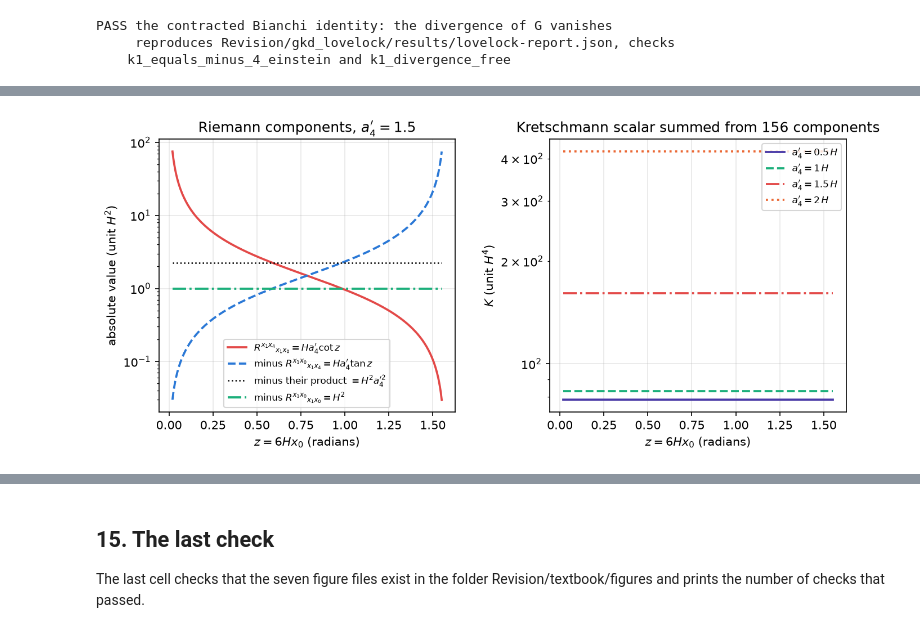
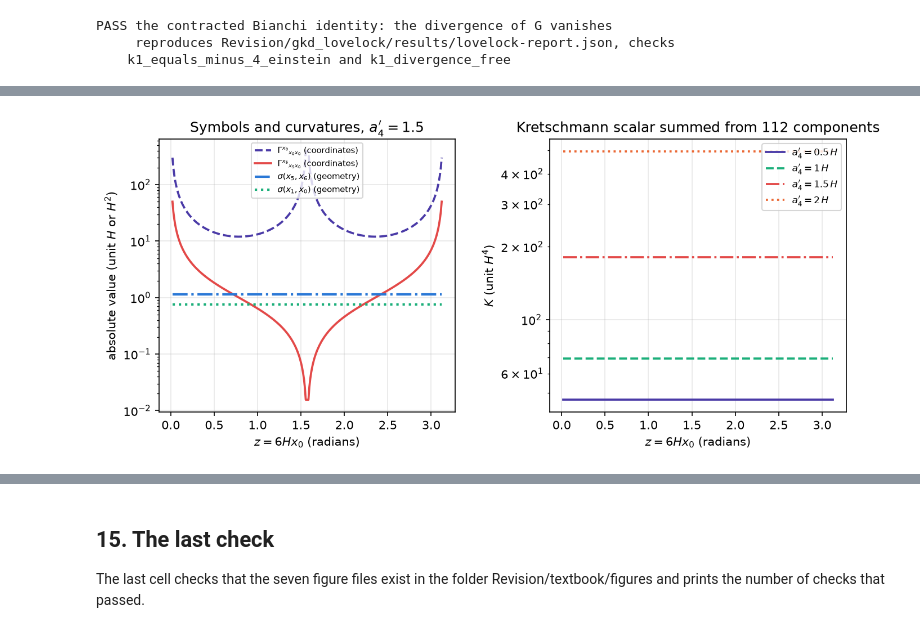
Before and after one commit to once-ere/Dirac_claude, a Jupyter notebook: Revision/textbook/notebooks/03b_curvature.ipynb, the cells around one changed output, grey strips where cells are left out. Cells and saved outputs as stored; diff of their text form; code cells hidden in the pictures.

```diff
--- a/Revision/textbook/notebooks/03b_curvature.ipynb
+++ b/Revision/textbook/notebooks/03b_curvature.ipynb
@@ -1462,7 +1527,7 @@ for entry in record["riemannMixedNonzero"]:
     key = tuple(NAMES.index(n) for n in entry["up"] + entry["down"])
     record_riemann[key] = from_mathematica(entry["value"])
 check(sorted(record_riemann) == sorted(R_mixed),
-      "the same 156 non-zero components R^ab_cd as the record")
+      "the same 112 non-zero components R^ab_cd as the record")
 record_check(PYTHON_REPORT, "rust_riemann_agrees")
 check(all(same(R_mixed[k], v) for k, v in record_riemann.items()),
       "every component R^ab_cd equals the record exactly",
@@ -1474,7 +1539,7 @@ for key in sorted(R_mixed):
     groups.setdefault(sp.sstr(sp.expand(plain(R_mixed[key]))), []).append(key)
 for value_text in sorted(groups):
     a, b, c, d = groups[value_text][0]
-    say(f"  {len(groups[value_text]):2d} x  {value_text:30s}  e.g. "
+    say(f"  {len(groups[value_text]):2d} x  {value_text}  e.g. "
         f"R^({NAMES[a]} {NAMES[b]})_({NAMES[c]} {NAMES[d]})")
-report("different values among the 156 components", len(groups))
+report("different values among the 112 components", len(groups))
 # %% [output]
@@ -1652,15 +1722,15 @@ def ricci(mixed_table, n):
 
 Ric = ricci(R_mixed, 8)
 R_scalar = tidy(Ric.trace())
-G = (Ric - R_scalar / 2 * sp.eye(8)).applyfunc(tidy)
+G_mixed = (Ric - R_scalar / 2 * sp.eye(8)).applyfunc(tidy)
 for k in range(8):
-    say(f"  {NAMES[k]}: R^a_a = {sp.sstr(plain(Ric[k, k])):18s} "
-        f"G^a_a = {plain(G[k, k])}")
+    say(f"  {NAMES[k]}: R^a_a = {plain(Ric[k, k])}")
+    say(f"      G^a_a = {plain(G_mixed[k, k])}")
 say(f"Ricci scalar R = {plain(R_scalar)}")
 ricci_ok = all(same(Ric[i, j], from_mathematica(
     record["ricciMixed"][f"{NAMES[i]},{NAMES[j]}"]["mathematica"]))
     for i in range(8) for j in range(8))
-einstein_ok = all(same(G[i, j], from_mathematica(
+einstein_ok = all(same(G_mixed[i, j], from_mathematica(
     record["einsteinMixed"][f"{NAMES[i]},{NAMES[j]}"]["mathematica"]))
     for i in range(8) for j in range(8))
 scalar_ok = same(R_scalar, from_mathematica(record["ricciScalar"]))
@@ -1977,5 +2061,5 @@ flat lines.
 # %%
-# numerical functions of the 156 components on the history: a4pp = 0 and
+# numerical functions of the 112 components on the history: a4pp = 0 and
 # b4'' = b4'^2/b4 (v = (b4'/b4)' = 0); the second derivatives are replaced first
 riemann_functions = {k: numeric(v.subs({sp.Derivative(a4, (x4, 2)): 0,
                                         sp.Derivative(b4, (x4, 2)):
@@ -1985,76 +2069,77 @@ riemann_functions = {k: numeric(v.subs({sp.Derivative(a4, (x4, 2)): 0,
 
 def on_history(rate):
     """a4, a4p, H, b4, b4p at the slice a4 = 0.5 for the rate a4p = rate (H = 1):
-    b4 = e^(2/3) b4(0) and b4'/b4 = (4/3) a4p."""
+    b4 = e^(2/3) and b4'/b4 = (4/3) a4p."""
     return (0.5, rate, 1.0, B4_SLICE, 4.0 / 3.0 * rate * B4_SLICE)
 
 
 def kretschmann_numbers(z_values, rate):
-    """K at the points z_values, summed from the 156 numerical components."""
+    """K at the points z_values, summed from the 112 numerical components."""
     total = np.zeros_like(z_values)
     for (a, b, c, d), f in riemann_functions.items():
         partner = riemann_functions.get((c, d, a, b))
         if partner is not None:
             total += (f(z_values, *on_history(rate))
                       * partner(z_values, *on_history(rate)))
     return total
 
 
-z_line = np.linspace(0.02, np.pi / 2 - 0.02, 300)
-cot_part = riemann_functions[(1, 4, 1, 0)](z_line, *on_history(1.5))
-tan_part = riemann_functions[(1, 0, 1, 4)](z_line, *on_history(1.5))
+z_line = np.linspace(0.02, np.pi - 0.02, 300)
+z_line = z_line[np.abs(z_line - np.pi / 2) > 0.01]  # leave out the fold itself
 fig, axes = plt.subplots(1, 2, figsize=(10.5, 4.2))
 fig.subplots_adjust(wspace=0.32)  # room for the label of the right vertical axis
-axes[0].plot(z_line, np.abs(cot_part), color=RED, lw=1.8,
-             label="$R^{x_1x_4}{}_{x_1x_0} = Ha_4^{\\prime}\\cot z$")
-axes[0].plot(z_line, np.abs(tan_part), color=BLUE, lw=1.8, ls="--",
-             label="minus $R^{x_1x_0}{}_{x_1x_4} = Ha_4^{\\prime}\\tan z$")
-axes[0].plot(z_line, np.abs(cot_part * tan_part), color="black", lw=1.2, ls=":",
-             label="minus their product $= H^2 a_4^{\\prime 2}$")
-axes[0].plot(z_line, np.abs(np.broadcast_to(
-    riemann_functions[(1, 0, 1, 0)](z_line, *on_history(1.5)), z_line.shape)),
-    color=AQUA, lw=1.8, ls="-.", label="minus $R^{x_1x_0}{}_{x_1x_0} = H^2$")
+for index, colour, style, label in (
+        ((0, 0, 0), VIOLET, "--", "$\\Gamma^{x_0}{}_{x_0x_0}$ (coordinates)"),
+        ((5, 5, 0), RED, "-", "$\\Gamma^{x_5}{}_{x_5x_0}$ (coordinates)")):
+    values = gamma_functions[index](z_line, *on_history(1.5))
+    axes[0].plot(z_line, np.abs(values), color=colour, ls=style, lw=1.8, label=label)
+for key, colour, style, label in (
+        ((5, 6, 5, 6), BLUE, "-.", "$\\sigma(x_5, x_6)$ (geometry)"),
+        ((1, 0, 1, 0), AQUA, ":", "$\\sigma(x_1, x_0)$ (geometry)")):
+    values = np.broadcast_to(riemann_functions[key](z_line, *on_history(1.5)),
+                             z_line.shape)
+    axes[0].plot(z_line, np.abs(values), color=colour, ls=style, lw=2.0, label=label)
 axes[0].set_yscale("log")
 axes[0].set_xlabel("$z = 6 H x_0$ (radians)")
-axes[0].set_ylabel("absolute value (unit $H^2$)")
-axes[0].set_title("Riemann components, $a_4^{\\prime} = 1.5$")
-axes[0].legend(fontsize=8)
+axes[0].set_ylabel("absolute value (unit $H$ or $H^2$)")
+axes[0].set_title("Symbols and curvatures, $a_4^{\\prime} = 1.5$")
+axes[0].legend(fontsize=7, loc="upper center")
 rates = (0.5, 1.0, 1.5, 2.0)  # four expansion rates a4p = A H (A > 0), unit H
 for rate, colour, style in zip(rates, (VIOLET, AQUA, RED, ORANGE),
                                ("-", "--", "-.", ":")):
     axes[1].plot(z_line, kretschmann_numbers(z_line, rate), color=colour, ls=style,
                  lw=1.8, label=f"$a_4^{{\\prime}} = {rate:g}\\,H$")
 axes[1].set_yscale("log")
 axes[1].set_xlabel("$z = 6 H x_0$ (radians)")
 axes[1].set_ylabel("$K$ (unit $H^4$)")
-axes[1].set_title("Kretschmann scalar summed from 156 components")
+axes[1].set_title("Kretschmann scalar summed from 112 components")
 axes[1].legend(fontsize=8)
-# the values of the formula for K at the four rates on the history (b4v drops out),
-# for the caption and the check
-K_values = [float(sp.simplify(K.subs({a4p: r, a4pp: 0, H: 1,
-                                      b4p: sp.Rational(4, 3) * r * b4v,
-                                      b4pp: (sp.Rational(4, 3) * r) ** 2 * b4v})))
+# the values of the formula for K at the four rates on the history, for the caption
+# and the check
+K_values = [float(sp.simplify(K.subs({a4p: r, a4pp: 0, H: 1, a4v: 0.5,
+                                      b4v: B4_SLICE,
+                                      b4p: sp.Rational(4, 3) * r * B4_SLICE,
+                                      b4pp: (sp.Rational(4, 3) * r) ** 2 * B4_SLICE})))
             for r in rates]
-K_text = ", ".join(f"${k:g}$" for k in K_values)
+K_text = ", ".join(f"${k:.4g}$" for k in K_values)
 save_figure(fig, "riemann_and_kretschmann_z",
-            "Left: the absolute values of the Riemann components "
-            "$R^{x_1x_4}{}_{x_1x_0} = Ha_4^{\\prime}\\cot z$ (solid) and "
-            "$R^{x_1x_0}{}_{x_1x_4} = -Ha_4^{\\prime}\\tan z$ (dashed), of their "
-            "product (dotted) and of $R^{x_1x_0}{}_{x_1x_0} = -H^2$ (dash-dotted) "
-            "across the patch, for $a_4^{\\prime} = 1.5$, "
-            "$a_4^{\\prime\\prime} = 0$ on the history ($b_4^{\\prime}/b_4 = "
-            "\\tfrac43 a_4^{\\prime}$), $H = 1$; horizontal axis $z = 6Hx_0$ in "
-            "radians, vertical axis on a logarithmic scale in units of $H^2$. "
-            "Right: the Kretschmann scalar $K$ summed numerically from all 156 "
+            "Left: across one cell $0 < z < \\pi$, the absolute values of the "
+            "Christoffel symbols $\\Gamma^{x_0}{}_{x_0x_0}$ (dashed) and "
+            "$\\Gamma^{x_5}{}_{x_5x_0} = H\\cot z$ (solid), which depend on the "
+            "coordinate $x_0$ and grow without bound at the tips, and of the plane "
+            "curvatures $\\sigma(x_5, x_6)$ (dash-dotted) and $\\sigma(x_1, x_0)$ "
+            "(dotted), which are the same at every $z$, for $a_4^{\\prime} = 1.5$ on "
+            "the history at the slice $a_4 = 0.5$, $b_4 = e^{2/3}$, "
+            "$H = 1$; horizontal axis $z = 6Hx_0$ in "
+            "radians, vertical axis logarithmic, units $H$ and $H^2$. "
+            "Right: the Kretschmann scalar $K$ summed numerically from all 112 "
             "components at 300 values of $z$ for $a_4^{\\prime} = 0.5, 1, 1.5, 2$ "
-            "(in units of $H$) on the history $b_4 = b_4(0)\\,e^{4a_4/3}$, "
+            "(in units of $H$) at the same slice, "
             "vertical axis $K$ in units of $H^4$, logarithmic. "
-            "Single components grow without bound at the ends of the patch, but $K$ "
-            f"is the same at every $z$: {K_text}.")
+            f"$K$ is the same at every $z$: {K_text}.")
 numbers = [kretschmann_numbers(z_line, r) for r in rates]
 check(all(np.max(np.abs(n - k)) < 1e-9 * k for n, k in zip(numbers, K_values)),
-      "summed numerically, K is the same at all 300 values of z and equals the "
-      "formula")
+      "summed numerically, K is the same at all values of z and equals the formula")
 # %% [output]
-[figure, old version]
+[figure, new version]
 Figure 03b.5 saved as Revision/textbook/figures/03b_5_riemann_and_kretschmann_z.png
```
Also changed, not shown: parts of 52 cells of this notebook, 32 other files.
